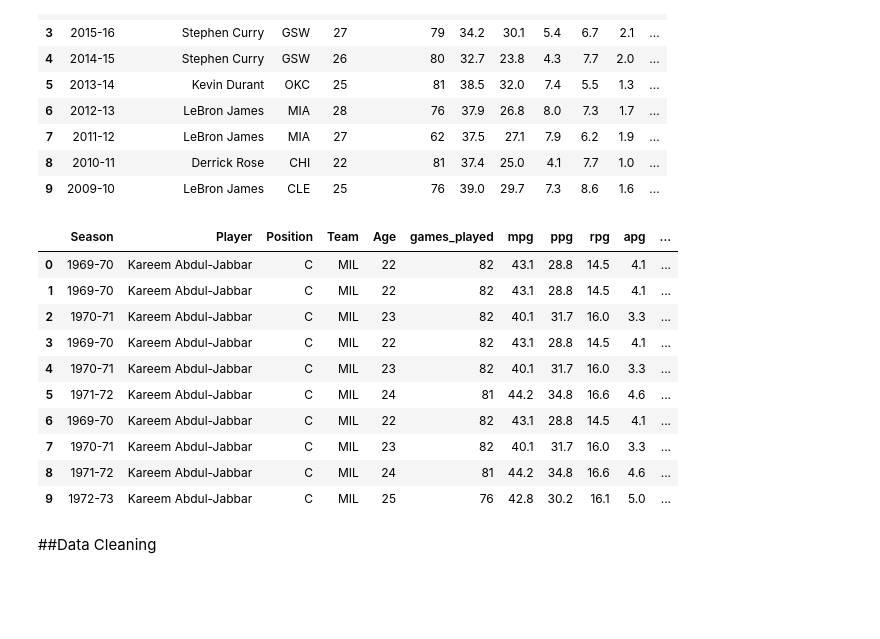
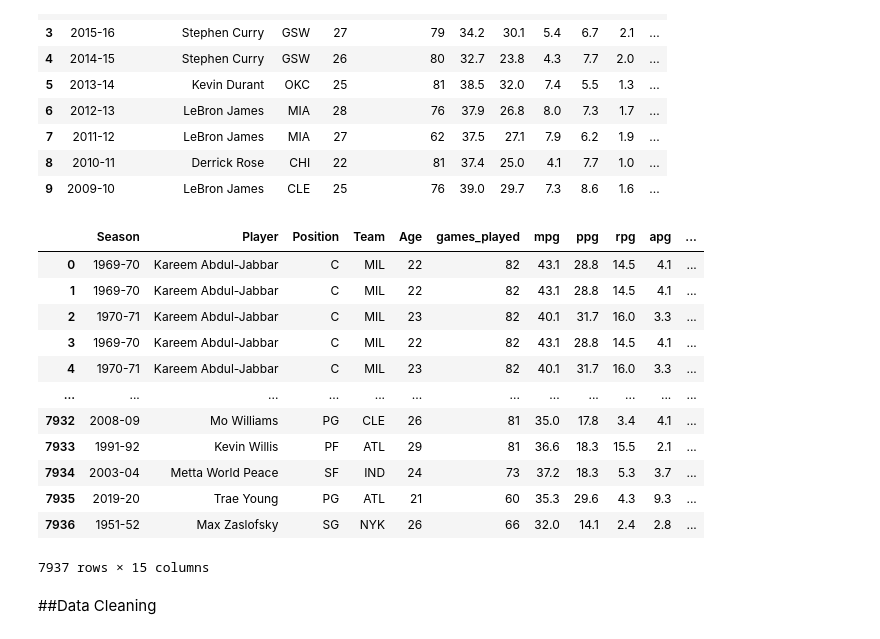
Before and after one commit to bcorr-personal/Predicting_NBA_MVP, a Jupyter notebook: Data_Cleaning_and_Collection.ipynb, the cells around one changed output. Cells and saved outputs as stored; diff of their text form; code cells hidden in the pictures; blank space fills up the shorter version.

```diff
--- a/Data_Cleaning_and_Collection.ipynb
+++ b/Data_Cleaning_and_Collection.ipynb
@@ -191,19 +191,21 @@ for i in range(len(urls)):
       #make a data frame of the new all star and append it to the all star df
       all_stars = pd.concat([all_stars, pd.DataFrame(rows)], ignore_index=True)
 # %%
-all_stars.head(10)
+all_stars
 # %% [output]
 |  | Season | Player | Position | Team | Age | games_played | mpg | ppg | rpg | apg | ... |
 | 0 | 1969-70 | Kareem Abdul-Jabbar | C | MIL | 22 | 82 | 43.1 | 28.8 | 14.5 | 4.1 | ... |
 | 1 | 1969-70 | Kareem Abdul-Jabbar | C | MIL | 22 | 82 | 43.1 | 28.8 | 14.5 | 4.1 | ... |
 | 2 | 1970-71 | Kareem Abdul-Jabbar | C | MIL | 23 | 82 | 40.1 | 31.7 | 16.0 | 3.3 | ... |
 | 3 | 1969-70 | Kareem Abdul-Jabbar | C | MIL | 22 | 82 | 43.1 | 28.8 | 14.5 | 4.1 | ... |
 | 4 | 1970-71 | Kareem Abdul-Jabbar | C | MIL | 23 | 82 | 40.1 | 31.7 | 16.0 | 3.3 | ... |
-| 5 | 1971-72 | Kareem Abdul-Jabbar | C | MIL | 24 | 81 | 44.2 | 34.8 | 16.6 | 4.6 | ... |
-| 6 | 1969-70 | Kareem Abdul-Jabbar | C | MIL | 22 | 82 | 43.1 | 28.8 | 14.5 | 4.1 | ... |
-| 7 | 1970-71 | Kareem Abdul-Jabbar | C | MIL | 23 | 82 | 40.1 | 31.7 | 16.0 | 3.3 | ... |
-| 8 | 1971-72 | Kareem Abdul-Jabbar | C | MIL | 24 | 81 | 44.2 | 34.8 | 16.6 | 4.6 | ... |
-| 9 | 1972-73 | Kareem Abdul-Jabbar | C | MIL | 25 | 76 | 42.8 | 30.2 | 16.1 | 5.0 | ... |
+| ... | ... | ... | ... | ... | ... | ... | ... | ... | ... | ... | ... |
+| 7932 | 2008-09 | Mo Williams | PG | CLE | 26 | 81 | 35.0 | 17.8 | 3.4 | 4.1 | ... |
+| 7933 | 1991-92 | Kevin Willis | PF | ATL | 29 | 81 | 36.6 | 18.3 | 15.5 | 2.1 | ... |
+| 7934 | 2003-04 | Metta World Peace | SF | IND | 24 | 73 | 37.2 | 18.3 | 5.3 | 3.7 | ... |
+| 7935 | 2019-20 | Trae Young | PG | ATL | 21 | 60 | 35.3 | 29.6 | 4.3 | 9.3 | ... |
+| 7936 | 1951-52 | Max Zaslofsky | SG | NYK | 26 | 66 | 32.0 | 14.1 | 2.4 | 2.8 | ... |
+7937 rows × 15 columns
 # %% [markdown]
 ##Data Cleaning
 # %%
```
Also changed, not shown: parts of 2 cells of this notebook.
